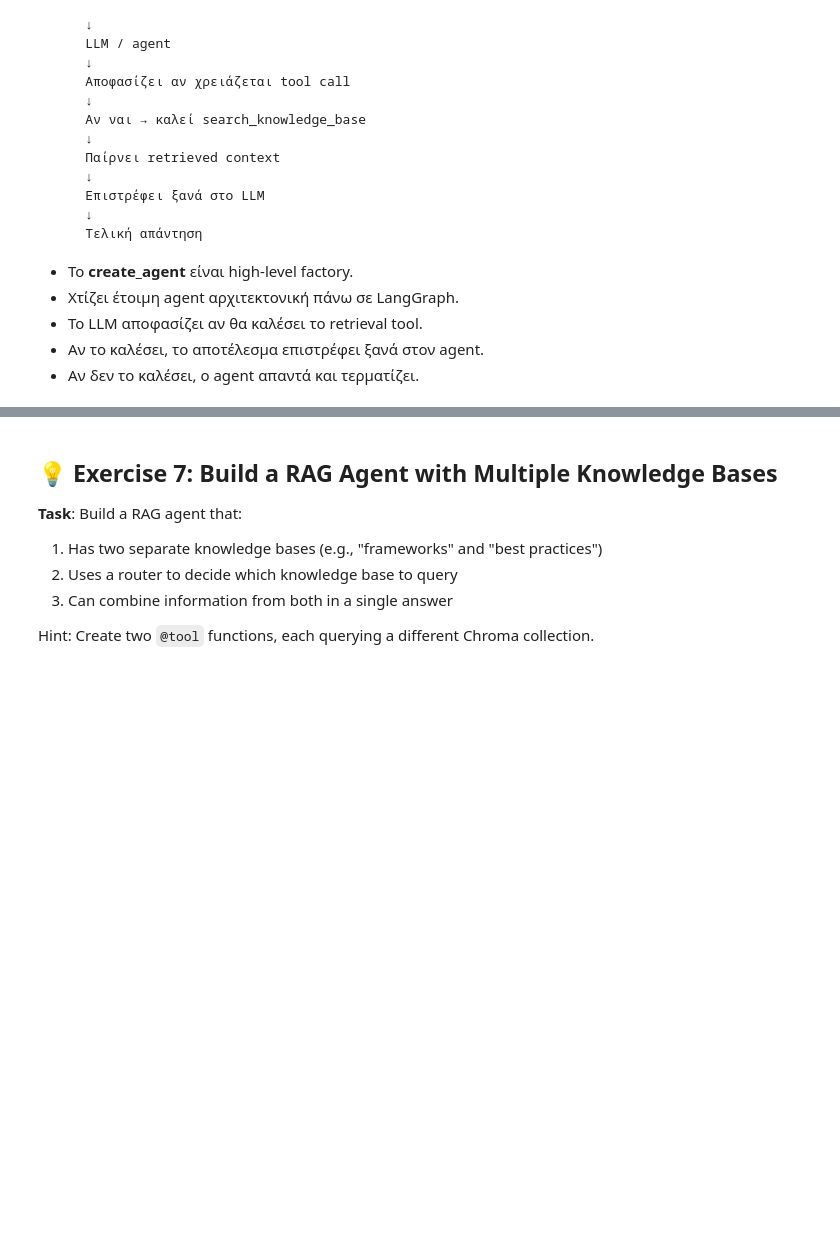
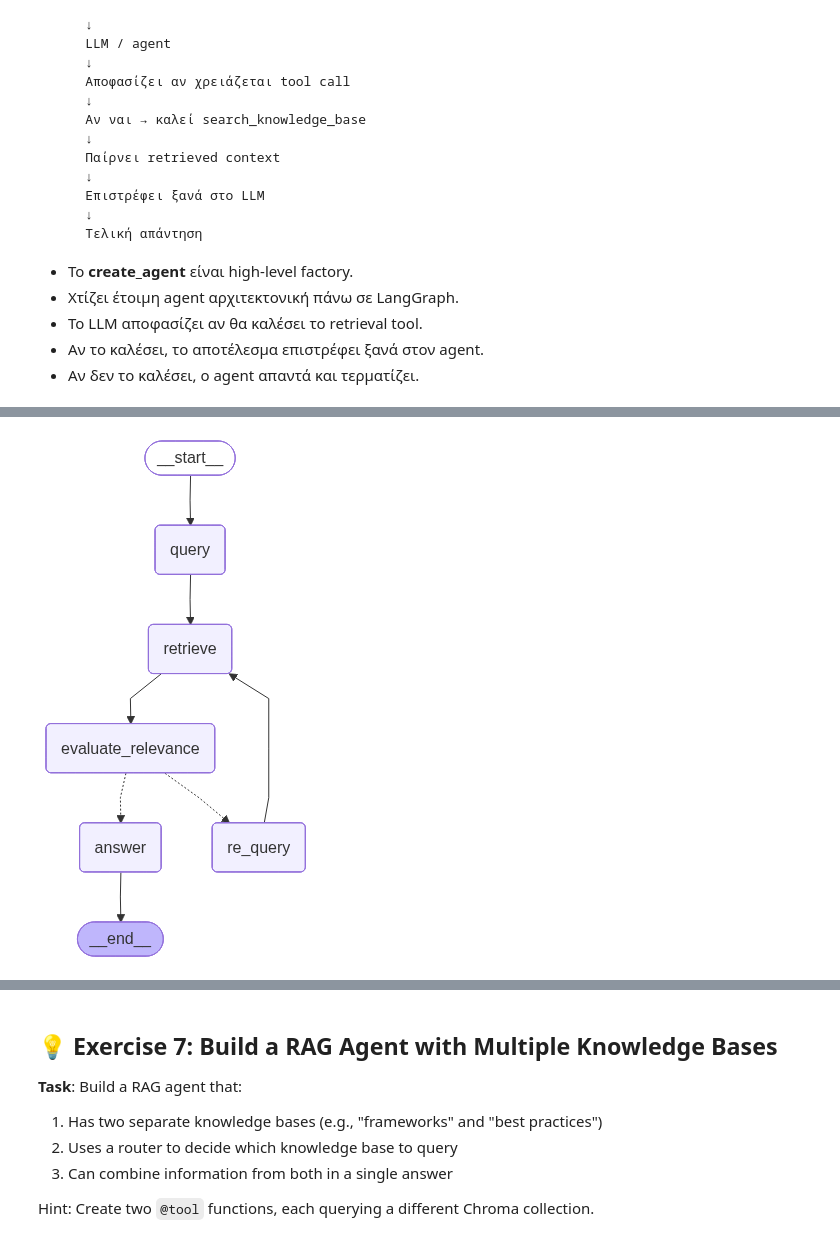
Before and after one commit to pmoschos/ai-for-developers, a Jupyter notebook: ai-part/module_05_agents/07_rag_powered_agents_create_ag.ipynb, the cells around one changed output, grey strips where cells are left out. Saved outputs shown, nothing was run; the diff lists cells and outputs as text; code cells hidden in the pictures; blank space fills up the shorter version.

Commit message:
feat(learning): iterative retrieval - the maker-checker pattern

```diff
--- a/ai-part/module_05_agents/07_rag_powered_agents_create_ag.ipynb
+++ b/ai-part/module_05_agents/07_rag_powered_agents_create_ag.ipynb
@@ -586,0 +862,34 @@ This self-correcting behavior is what makes agentic RAG superior to static RAG.
+# %%
+# 6. Build the LangGraph workflow
+
+builder = StateGraph(IterativeRAGState)
+
+builder.add_node("query", query_node)
+builder.add_node("retrieve", retrieve_node)
+builder.add_node("evaluate_relevance", evaluate_relevance_node)
+builder.add_node("re_query", re_query_node)
+builder.add_node("answer", answer_node)
+
+builder.add_edge(START, "query")
+builder.add_edge("query", "retrieve")
+builder.add_edge("retrieve", "evaluate_relevance")
+
+builder.add_conditional_edges(
+    "evaluate_relevance",
+    route_after_evaluation,
+    {
+        "answer": "answer",
+        "re_query": "re_query",
+    },
+)
+
+builder.add_edge("re_query", "retrieve")
+builder.add_edge("answer", END)
+
+iterative_rag_graph = builder.compile()
+# %%
+from IPython.display import Image, display
+
+display(Image(iterative_rag_graph.get_graph().draw_mermaid_png()))
+# %% [output]
+[figure, added]
```
Also changed, not shown: parts of 28 cells of this notebook.
